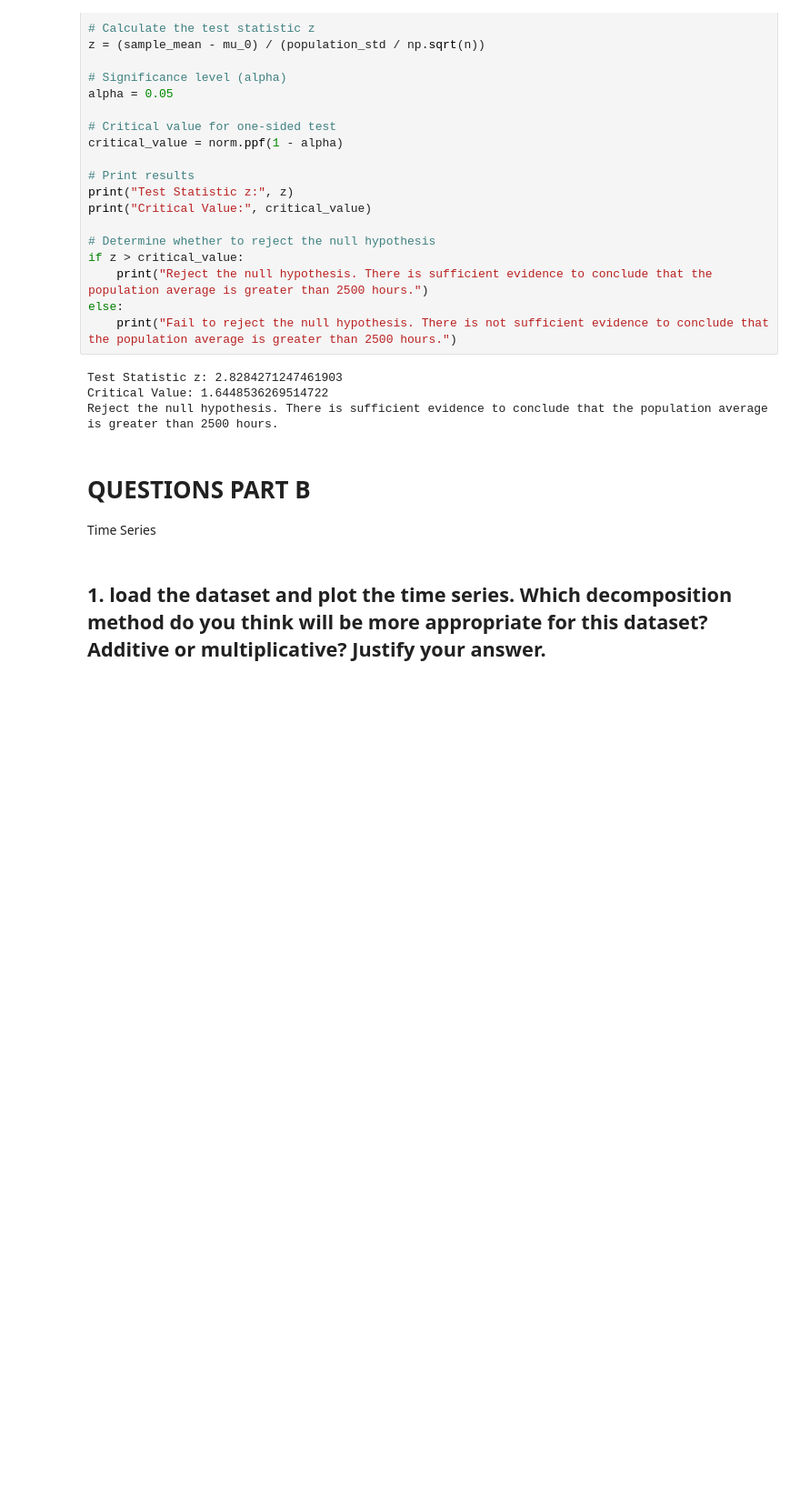
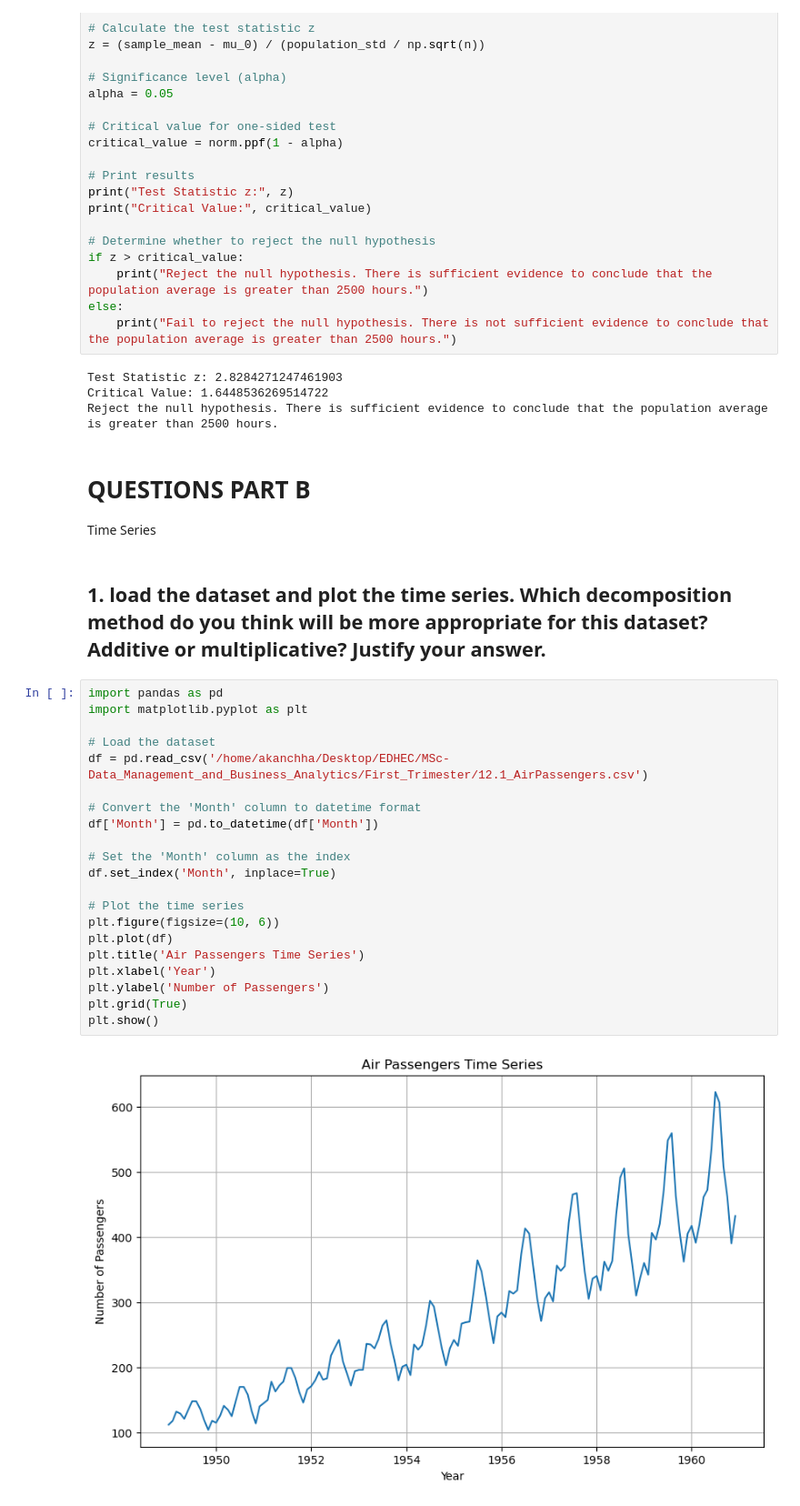
Before and after one commit to AkanchhaChoudhary/MSc-Data_Management_and_Business_Analytics, a Jupyter notebook: First_Trimester/Coding and statistics with python/Final_Assessment_Akanchha_Choudhary.ipynb, the cells around one changed output. Shown at 91% size. Saved outputs shown, nothing was run; the diff lists cells and outputs as text; blank space fills up the shorter version.

```diff
--- a/First_Trimester/Coding and statistics with python/Final_Assessment_Akanchha_Choudhary.ipynb
+++ b/First_Trimester/Coding and statistics with python/Final_Assessment_Akanchha_Choudhary.ipynb
@@ -526,3 +526,26 @@ Reject the null hypothesis. There is sufficient evidence to conclude that the po
 Time Series
 # %% [markdown]
 ## 1. load the dataset and plot the time series. Which decomposition method do you think will be more appropriate for this dataset? Additive or multiplicative? Justify your answer.
+# %%
+import pandas as pd
+import matplotlib.pyplot as plt
+
+# Load the dataset
+df = pd.read_csv('/home/akanchha/Desktop/EDHEC/MSc-Data_Management_and_Business_Analytics/First_Trimester/12.1_AirPassengers.csv')
+
+# Convert the 'Month' column to datetime format
+df['Month'] = pd.to_datetime(df['Month'])
+
+# Set the 'Month' column as the index
+df.set_index('Month', inplace=True)
+
+# Plot the time series
+plt.figure(figsize=(10, 6))
+plt.plot(df)
+plt.title('Air Passengers Time Series')
+plt.xlabel('Year')
+plt.ylabel('Number of Passengers')
+plt.grid(True)
+plt.show()
+# %% [output]
+[figure, added]
```
Also changed, not shown: 1 other file.
